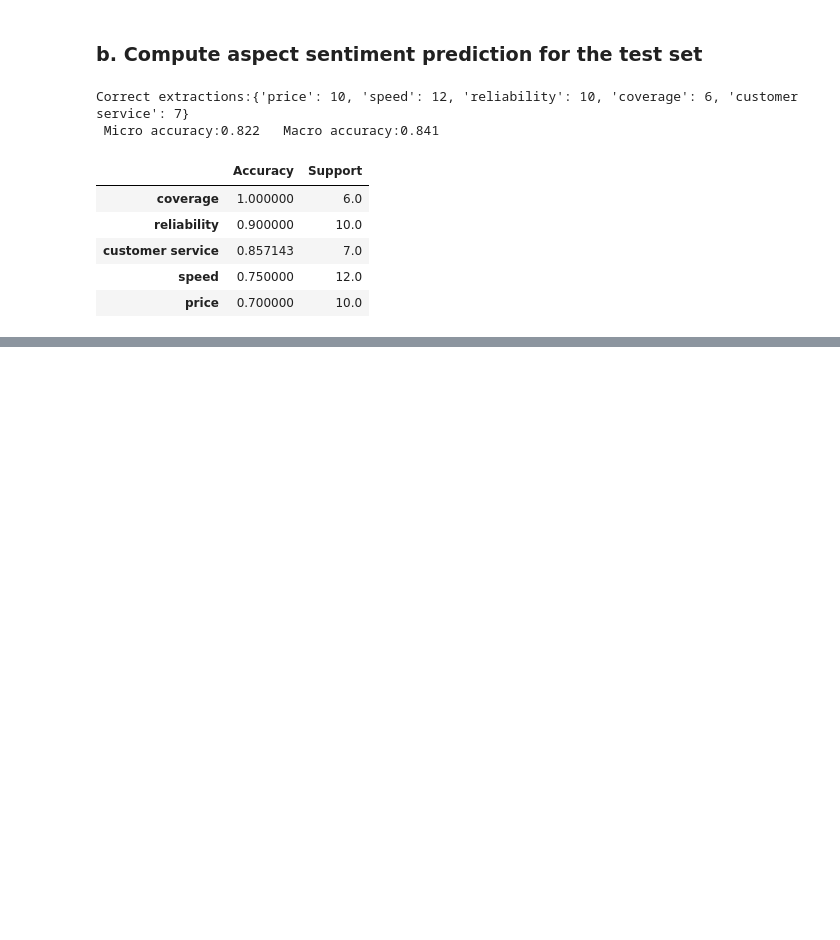
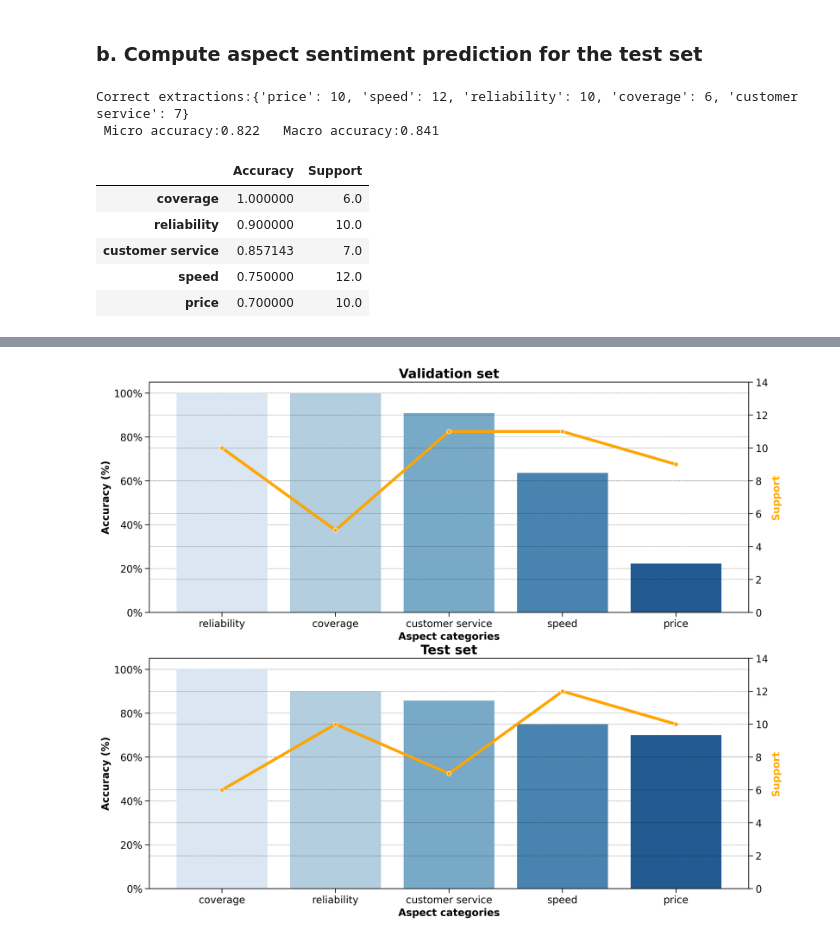
Before and after one commit to KoredeAkande/nigerian_isp_sentiment_analysis, a Jupyter notebook: notebooks/6.3-model-evaluation-and-selection-(absa).ipynb, the cells around one changed output, grey strips where cells are left out. Cells and saved outputs as stored; diff of their text form; code cells hidden in the pictures; blank space fills up the shorter version.

```diff
--- a/notebooks/6.3-model-evaluation-and-selection-(absa).ipynb
+++ b/notebooks/6.3-model-evaluation-and-selection-(absa).ipynb
@@ -516,3 +489,45 @@ with plt.style.context(['notebook','no-latex','grid']):
+# %%
+plt.figure(figsize=(15,13), dpi=300)
+plt.tight_layout()
+
+with plt.style.context(['notebook','no-latex','grid']):
+
+    plt.subplot(2,1,1)
+    ax1 = sns.barplot(data=val_accuracies, x=val_accuracies.index, y= 'Accuracy', palette = "Blues", ci=None)
+    ax1.set_yticklabels(['{:.0f}%'.format(x*100) for x in ax1.get_yticks()], fontsize = 14)
+    ax1.set_ylabel('Accuracy (%)',fontsize=14, fontweight= 'bold')
+    ax1.set_xlabel('Aspect categories',fontsize=14, fontweight= 'bold')
+    ax1.set_xticklabels(ax1.get_xticks(), fontsize = 14)
+
+    #Set subplot title
+    ax1.axes.set_title('Validation set', fontdict={'fontsize': 18, 'fontweight': 'bold'})
+
+    ax2 = plt.twinx(ax1)
+    sns.lineplot(data = val_accuracies, x=val_accuracies.index, y='Support',ax=ax2, color='orange',linewidth=4,marker="o")
+    ax2.set_ylim(0,14)
+    ax2.set_ylabel('Support',fontsize=14, fontweight= 'bold',color='orange')
+    ax2.set_yticklabels([int(x) for x in ax2.get_yticks()], fontsize = 14)
+
+
+    plt.subplot(2,1,2)
+    ax3 = sns.barplot(data=test_accuracies, x=test_accuracies.index, y= 'Accuracy', palette = "Blues", ci=None)
+    ax3.set_yticklabels(['{:.0f}%'.format(x*100) for x in ax3.get_yticks()], fontsize = 14)
+    ax3.set_ylabel('Accuracy (%)',fontsize=14, fontweight= 'bold')
+    ax3.set_xlabel('Aspect categories',fontsize=14, fontweight= 'bold')
+    ax3.set_xticklabels(ax3.get_xticks(), fontsize = 14)
+
+    #Set subplot title
+    ax3.axes.set_title('Test set', fontdict={'fontsize': 18, 'fontweight': 'bold'})
+
+    ax4 = plt.twinx(ax3)
+    sns.lineplot(data = test_accuracies, x=test_accuracies.index, y='Support',ax=ax4, color='orange',linewidth=4,marker="o")
+    ax4.set_ylim(0,14)
+    ax4.set_ylabel('Support',fontsize=14, fontweight= 'bold', color='orange')
+    ax4.set_yticklabels([int(x) for x in ax4.get_yticks()], fontsize = 14)
+
+    plt.show()
+# %% [output]
+[figure, added]
 # %%
 plt.figure(figsize=(15,9), dpi=300)
 with plt.style.context(['notebook','no-latex','grid']):
```
Also changed, not shown: parts of 8 cells of this notebook, 1 other file.
